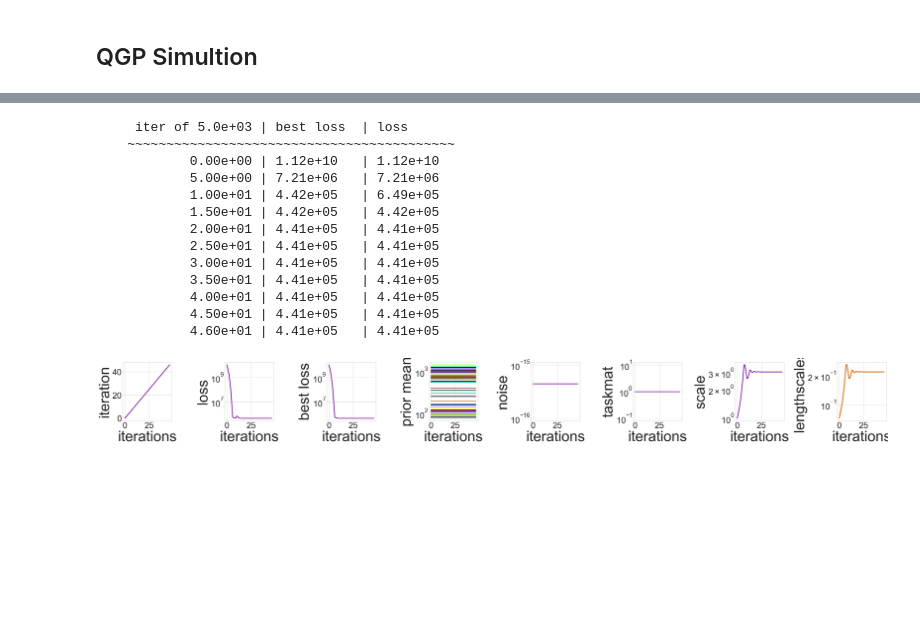
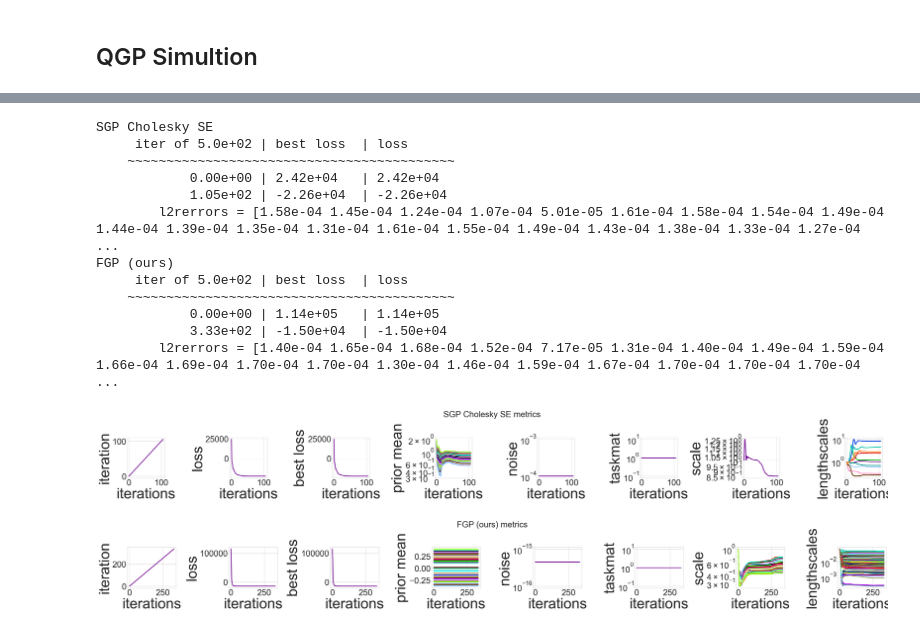
Before and after one commit to alegresor/fastgps, a Jupyter notebook: docs/examples/papers/fmtgps/fmtgps.ipynb, the cells around one changed output, grey strips where cells are left out. Cells and saved outputs as stored; diff of their text form; code cells hidden in the pictures; blank space fills up the shorter version.

Commit message:
add some QGP modeling context

```diff
--- a/docs/examples/papers/fmtgps/fmtgps.ipynb
+++ b/docs/examples/papers/fmtgps/fmtgps.ipynb
@@ -1143,27 +1169,52 @@ torch.float64
 # %%
-fgp = fastgps.FastGPDigitalNetB2(
-    kernel = qp.KernelDigShiftInvarCombined(
-        d = 10,
-        torchify = True,
-    ),
-    seqs = qp.DigitalNetB2(10,randomize="DS",seed=7),
-)
-fgp.add_y_next(y_train)
-assert torch.allclose(fgp.x,x_train)
-data = fgp.fit(store_hists=True)
-fastgps.plot_fastgps_fit_data(data);
+gps = {
+    "SGP Cholesky SE": fastgps.StandardGP(
+            kernel = qp.KernelSquaredExponential(
+                d = 10,
+                torchify = True,
+                # shape_lengthscales = [nlevels,d],
+                # shape_scale = [nlevels,1],
+            ),
+            seqs = dnb2,
+        ),
+    "FGP (ours)": fastgps.FastGPDigitalNetB2(
+            kernel = qp.KernelDigShiftInvarCombined(
+                d = 10,
+                torchify = True,
+                shape_lengthscales = [nlevels,d],
+                shape_scale = [nlevels,1],
+            ),
+            seqs = qp.DigitalNetB2(10,randomize="DS",seed=7),
+        ),
+    # TODO: add Multitask Models and increase number of fitting iterations
+    }
+
+for key,gp in gps.items():
+    print(key)
+    gp.add_y_next(y_train)
+    assert torch.allclose(gp.x,x_train)
+    data = gp.fit(store_hists=True,verbose=500,iterations=500)
+    fig,ax = fastgps.plot_fastgps_fit_data(data,)
+    fig.suptitle("%s metrics"%key)
+    fig.tight_layout()
+    yhat = gp.post_mean(x_test)
+    errors = torch.abs(yhat-y_test)
+    l2rerrors = torch.linalg.norm(errors,dim=-1)/norm_y_test
+    with np.printoptions(formatter={"float":lambda x: "%.2e"%x},linewidth=1000):
+        print("\tl2rerrors = %s"%l2rerrors.numpy())
+    torch.save({"yhat":yhat,"errors":errors,"l2rerrors":l2rerrors},"./qgp_metrics/%s.pt"%key)
 # %% [output]
-     iter of 5.0e+03 | best loss  | loss
+SGP Cholesky SE
+     iter of 5.0e+02 | best loss  | loss
     ~~~~~~~~~~~~~~~~~~~~~~~~~~~~~~~~~~~~~~~~~~
-            0.00e+00 | 1.12e+10   | 1.12e+10
-            5.00e+00 | 7.21e+06   | 7.21e+06
-            1.00e+01 | 4.42e+05   | 6.49e+05
-            1.50e+01 | 4.42e+05   | 4.42e+05
-            2.00e+01 | 4.41e+05   | 4.41e+05
-            2.50e+01 | 4.41e+05   | 4.41e+05
-            3.00e+01 | 4.41e+05   | 4.41e+05
-            3.50e+01 | 4.41e+05   | 4.41e+05
-            4.00e+01 | 4.41e+05   | 4.41e+05
-            4.50e+01 | 4.41e+05   | 4.41e+05
-            4.60e+01 | 4.41e+05   | 4.41e+05
+            0.00e+00 | 2.42e+04   | 2.42e+04
+            1.05e+02 | -2.26e+04  | -2.26e+04
+        l2rerrors = [1.58e-04 1.45e-04 1.24e-04 1.07e-04 5.01e-05 1.61e-04 1.58e-04 1.54e-04 1.49e-04 1.44e-04 1.39e-04 1.35e-04 1.31e-04 1.61e-04 1.55e-04 1.49e-04 1.43e-04 1.38e-04 1.33e-04 1.27e-04 ...
+FGP (ours)
+     iter of 5.0e+02 | best loss  | loss
+    ~~~~~~~~~~~~~~~~~~~~~~~~~~~~~~~~~~~~~~~~~~
+            0.00e+00 | 1.14e+05   | 1.14e+05
+            3.33e+02 | -1.50e+04  | -1.50e+04
+        l2rerrors = [1.40e-04 1.65e-04 1.68e-04 1.52e-04 7.17e-05 1.31e-04 1.40e-04 1.49e-04 1.59e-04 1.66e-04 1.69e-04 1.70e-04 1.70e-04 1.30e-04 1.46e-04 1.59e-04 1.67e-04 1.70e-04 1.70e-04 1.70e-04 ...
-[figure, old version]
+[figure, new version]
+[figure, added]
```
Also changed, not shown: parts of 5 cells of this notebook, 2 other files.
